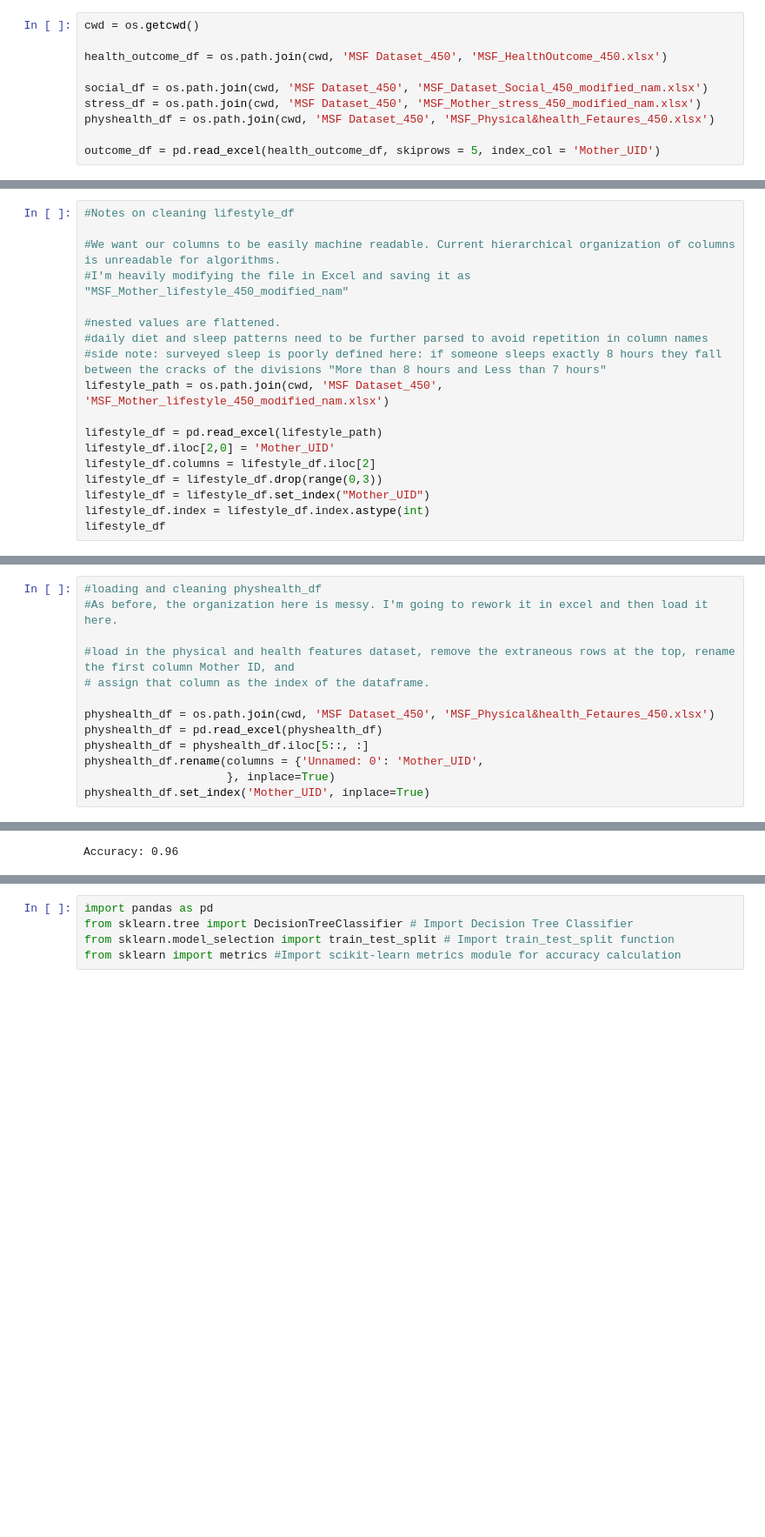
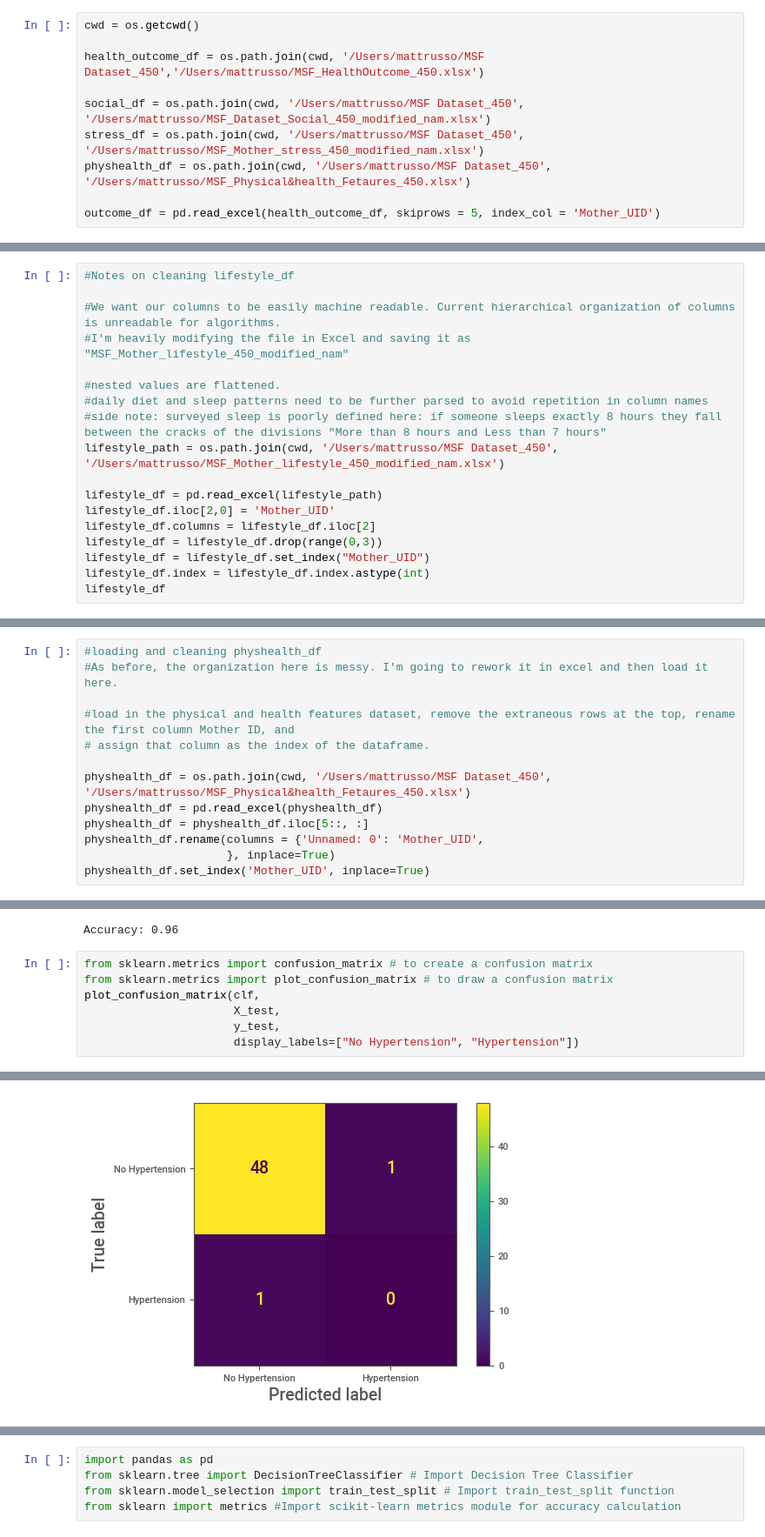
Before and after one commit to namarsha/MotherSignificantFeatureProject, a Jupyter notebook: Data Science Capstone Final Project .ipynb, the cells around one changed output, grey strips where cells are left out. Shown: that part at 87% size. Saved outputs shown, nothing was run; the diff lists cells and outputs as text; blank space fills up the shorter version.

Commit message:
Add files via upload
Confusion Matrix added for each model.

```diff
--- a/Data Science Capstone Final Project .ipynb
+++ b/Data Science Capstone Final Project .ipynb
@@ -8,11 +4,11 @@ import pandas as pd
 # %%
 cwd = os.getcwd()
 
-health_outcome_df = os.path.join(cwd, 'MSF Dataset_450', 'MSF_HealthOutcome_450.xlsx')
+health_outcome_df = os.path.join(cwd, '/Users/mattrusso/MSF Dataset_450','/Users/mattrusso/MSF_HealthOutcome_450.xlsx')
 
-social_df = os.path.join(cwd, 'MSF Dataset_450', 'MSF_Dataset_Social_450_modified_nam.xlsx')
-stress_df = os.path.join(cwd, 'MSF Dataset_450', 'MSF_Mother_stress_450_modified_nam.xlsx')
-physhealth_df = os.path.join(cwd, 'MSF Dataset_450', 'MSF_Physical&health_Fetaures_450.xlsx')
+social_df = os.path.join(cwd, '/Users/mattrusso/MSF Dataset_450', '/Users/mattrusso/MSF_Dataset_Social_450_modified_nam.xlsx')
+stress_df = os.path.join(cwd, '/Users/mattrusso/MSF Dataset_450', '/Users/mattrusso/MSF_Mother_stress_450_modified_nam.xlsx')
+physhealth_df = os.path.join(cwd, '/Users/mattrusso/MSF Dataset_450', '/Users/mattrusso/MSF_Physical&health_Fetaures_450.xlsx')
 
 outcome_df = pd.read_excel(health_outcome_df, skiprows = 5, index_col = 'Mother_UID')
 # %%
@@ -41,7 +37,7 @@ outcome_df
 #nested values are flattened.
 #daily diet and sleep patterns need to be further parsed to avoid repetition in column names
 #side note: surveyed sleep is poorly defined here: if someone sleeps exactly 8 hours they fall between the cracks of the divisions "More than 8 hours and Less than 7 hours"
-lifestyle_path = os.path.join(cwd, 'MSF Dataset_450', 'MSF_Mother_lifestyle_450_modified_nam.xlsx')
+lifestyle_path = os.path.join(cwd, '/Users/mattrusso/MSF Dataset_450', '/Users/mattrusso/MSF_Mother_lifestyle_450_modified_nam.xlsx')
 
 lifestyle_df = pd.read_excel(lifestyle_path)
 lifestyle_df.iloc[2,0] = 'Mother_UID'
@@ -126,7 +122,7 @@ stress_df = pd.read_excel(stress_df, skiprows = [2,3,4,5], header=1, index_col =
 #load in the physical and health features dataset, remove the extraneous rows at the top, rename the first column Mother ID, and
 # assign that column as the index of the dataframe.
 
-physhealth_df = os.path.join(cwd, 'MSF Dataset_450', 'MSF_Physical&health_Fetaures_450.xlsx')
+physhealth_df = os.path.join(cwd, '/Users/mattrusso/MSF Dataset_450', '/Users/mattrusso/MSF_Physical&health_Fetaures_450.xlsx')
 physhealth_df = pd.read_excel(physhealth_df)
 physhealth_df = physhealth_df.iloc[5::, :]
 physhealth_df.rename(columns = {'Unnamed: 0': 'Mother_UID',
@@ -510,3 +504,11 @@ from sklearn import metrics
 print("Accuracy:",metrics.accuracy_score(y_test, y_pred))
 # %% [output]
 Accuracy: 0.96
+# %%
+from sklearn.metrics import confusion_matrix # to create a confusion matrix
+from sklearn.metrics import plot_confusion_matrix # to draw a confusion matrix
+plot_confusion_matrix(clf,
+                      X_test,
+                      y_test,
+                      display_labels=["No Hypertension", "Hypertension"])
+# %% [output]
@@ -513,3 +516,4 @@ Accuracy: 0.96
+[figure, added]
 # %%
 from sklearn.ensemble import RandomForestClassifier
 
```
Also changed, not shown: parts of 8 cells of this notebook.
